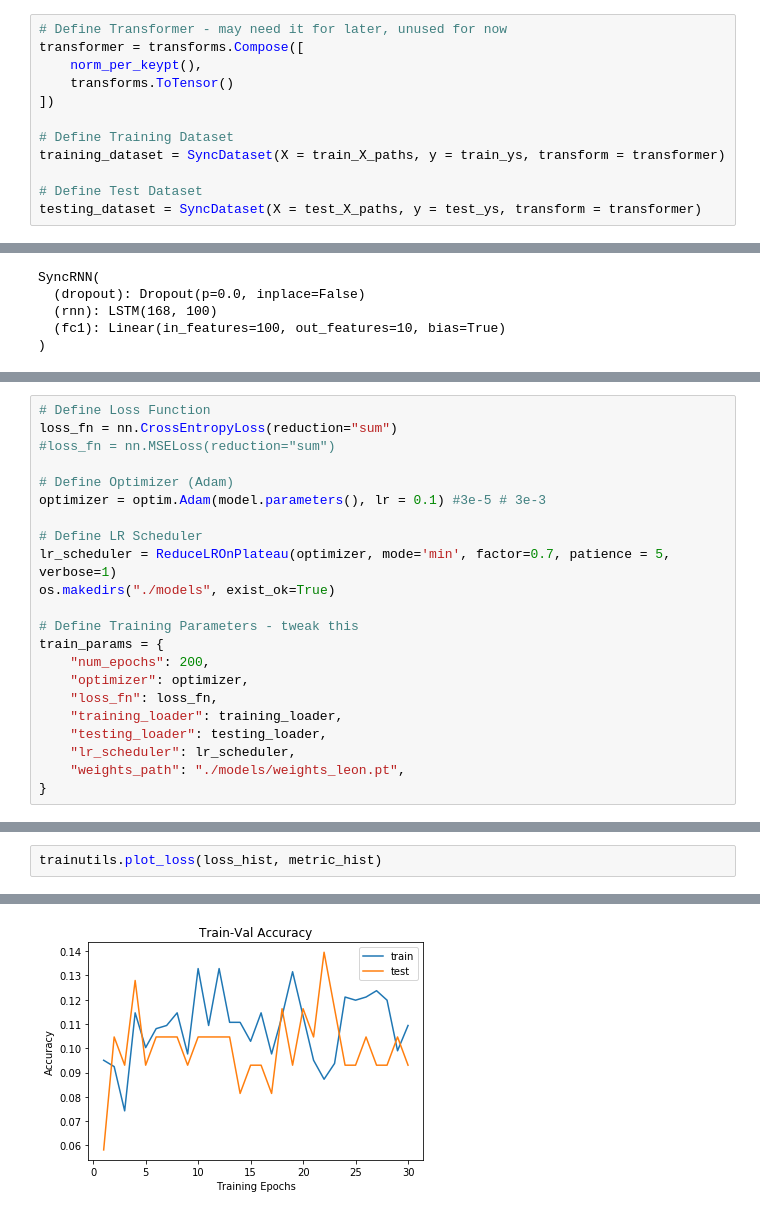
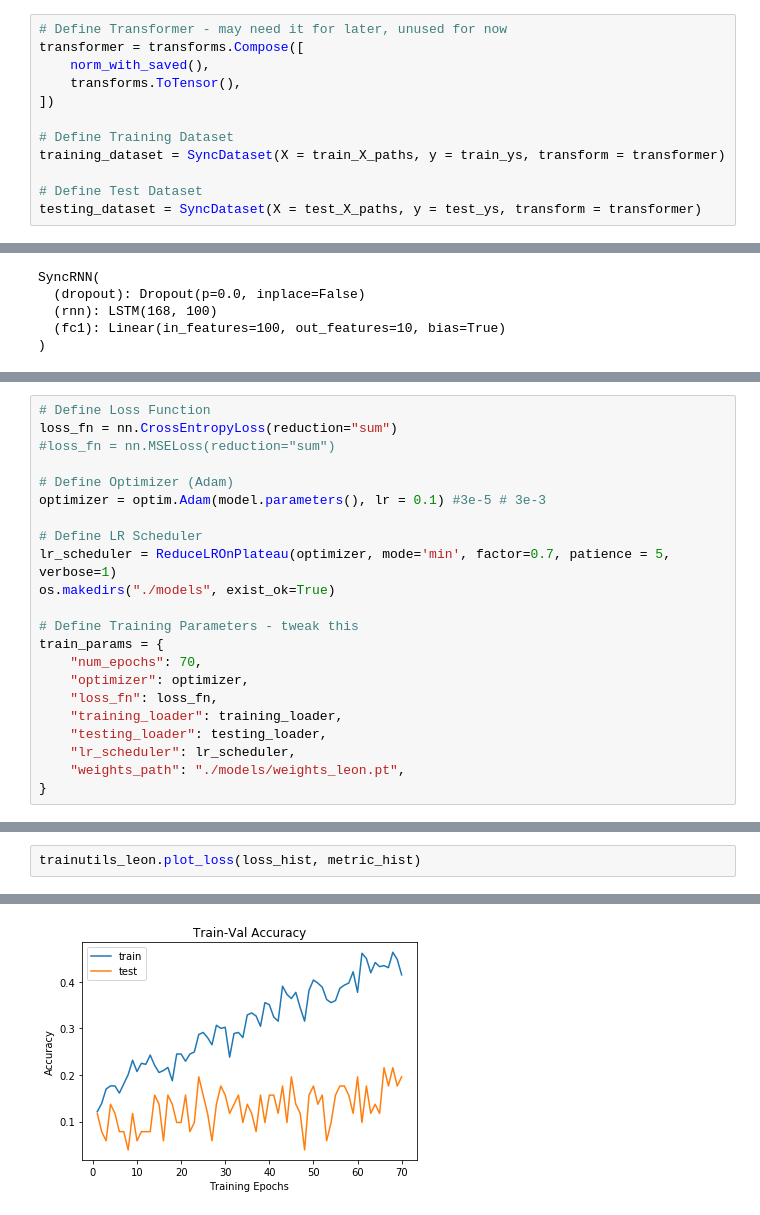
Before and after one commit to leonoqr/EE6934_Project2, a Jupyter notebook: Stage 2 - RNN Training (Leon).ipynb, the cells around one changed output, grey strips where cells are left out. Drawn from its saved outputs; the diff is of its cells as text.

```diff
--- a/Stage 2 - RNN Training (Leon).ipynb
+++ b/Stage 2 - RNN Training (Leon).ipynb
@@ -254,8 +301,8 @@ class norm_per_keypt(object):
 # %%
 # Define Transformer - may need it for later, unused for now
 transformer = transforms.Compose([
-    norm_per_keypt(),
-    transforms.ToTensor()
+    norm_with_saved(),
+    transforms.ToTensor(),
 ])
 
 # Define Training Dataset
@@ -411,7 +461,7 @@ os.makedirs("./models", exist_ok=True)
 
 # Define Training Parameters - tweak this
 train_params = {
-    "num_epochs": 200,
+    "num_epochs": 70,
     "optimizer": optimizer,
     "loss_fn": loss_fn,
     "training_loader": training_loader,
@@ -474,3 +524,3 @@ tensor([[3],
 # %%
-trainutils.plot_loss(loss_hist, metric_hist)
+trainutils_leon.plot_loss(loss_hist, metric_hist)
 # %% [output]
@@ -478 +528 @@ trainutils.plot_loss(loss_hist, metric_hist)
-[figure, old version]
+[figure, new version]
```
Also changed, not shown: parts of 7 cells of this notebook, 3 other files.
